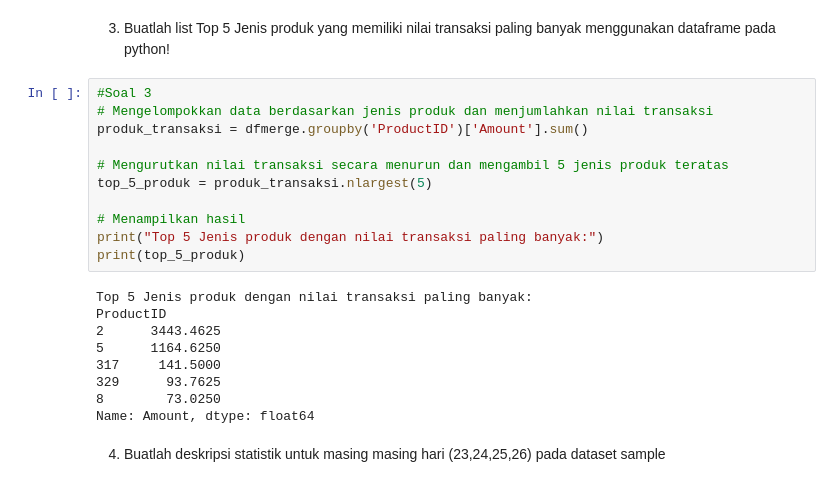
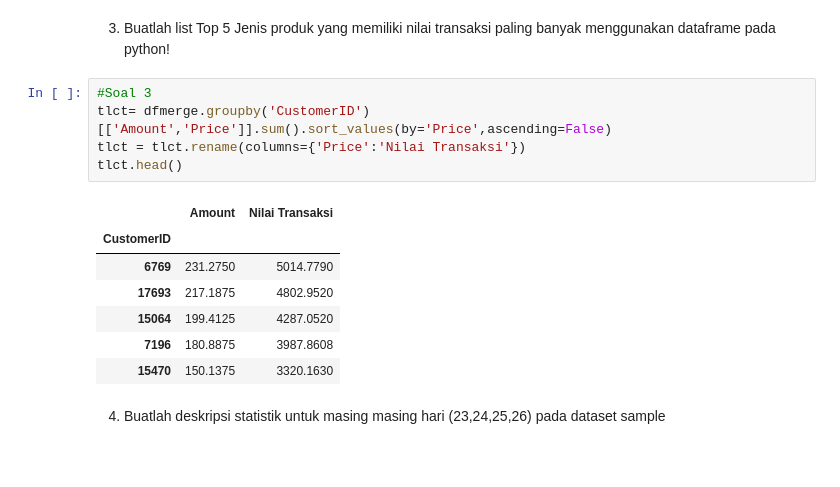
Before and after one commit to oohlizha/Tugas-Pt-2, a Jupyter notebook: HackathonBI.ipynb, the cells around one changed output. Drawn from its saved outputs; the diff is of its cells as text; blank space fills up the shorter version.

```diff
--- a/HackathonBI.ipynb
+++ b/HackathonBI.ipynb
@@ -154,25 +155,18 @@ display(top5.set_index('SiteID'))
 # %% [markdown]
 3. Buatlah list Top 5 Jenis produk yang memiliki nilai transaksi paling banyak menggunakan dataframe pada python!
-# %%
-#Soal 3
-# Mengelompokkan data berdasarkan jenis produk dan menjumlahkan nilai transaksi
-produk_transaksi = dfmerge.groupby('ProductID')['Amount'].sum()
-
-# Mengurutkan nilai transaksi secara menurun dan mengambil 5 jenis produk teratas
-top_5_produk = produk_transaksi.nlargest(5)
-
-# Menampilkan hasil
-print("Top 5 Jenis produk dengan nilai transaksi paling banyak:")
-print(top_5_produk)
-# %% [output]
-Top 5 Jenis produk dengan nilai transaksi paling banyak:
-ProductID
-2      3443.4625
-5      1164.6250
-317     141.5000
-329      93.7625
-8        73.0250
-Name: Amount, dtype: float64
+# %%
+#Soal 3
+tlct= dfmerge.groupby('CustomerID')[['Amount','Price']].sum().sort_values(by='Price',ascending=False)
+tlct = tlct.rename(columns={'Price':'Nilai Transaksi'})
+tlct.head()
+# %% [output]
+|  | Amount | Nilai Transaksi |
+| CustomerID |  |  |
+| 6769 | 231.2750 | 5014.7790 |
+| 17693 | 217.1875 | 4802.9520 |
+| 15064 | 199.4125 | 4287.0520 |
+| 7196 | 180.8875 | 3987.8608 |
+| 15470 | 150.1375 | 3320.1630 |
 # %% [markdown]
 4. Buatlah deskripsi statistik untuk masing masing hari (23,24,25,26) pada dataset sample
 # %%
```
Also changed, not shown: parts of 2 cells of this notebook.
